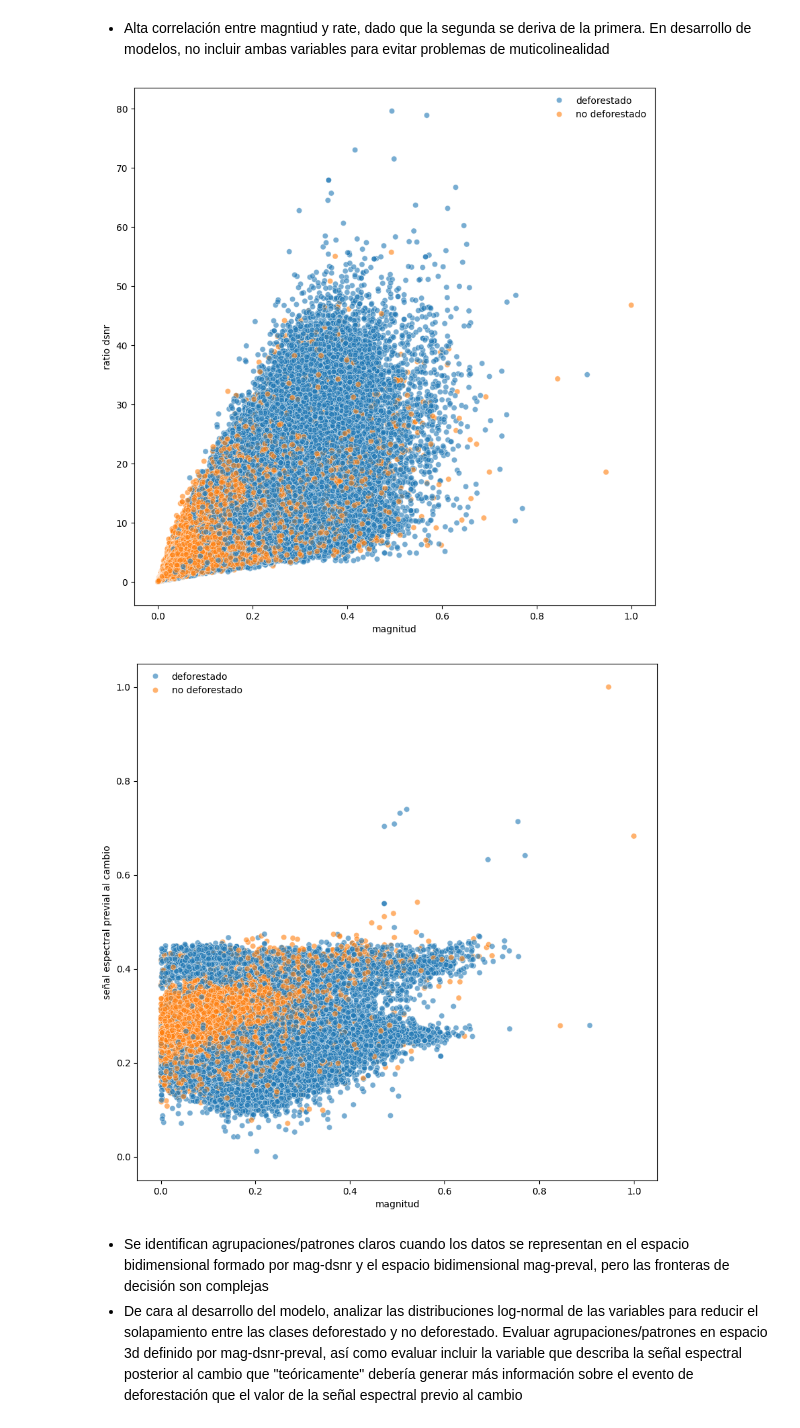
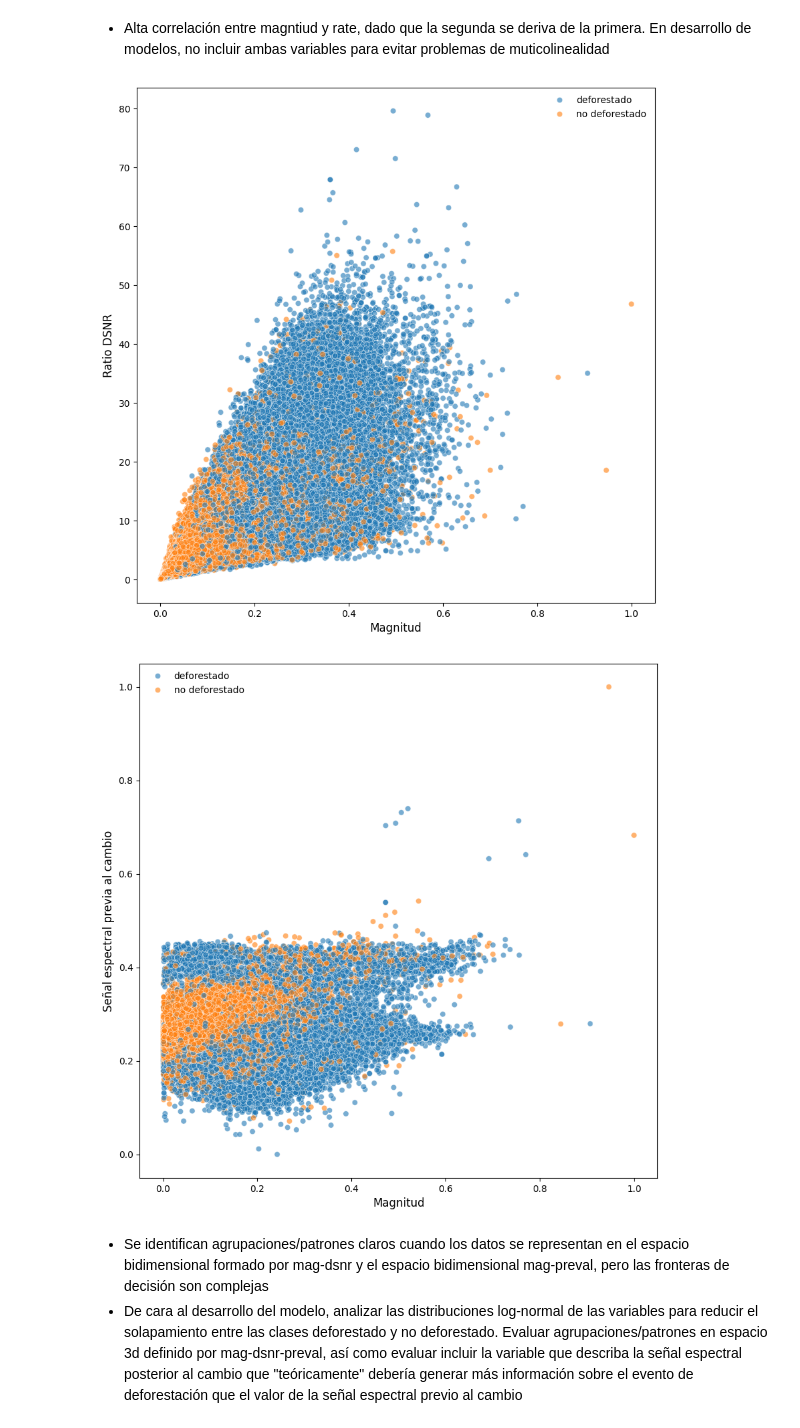
Before and after one commit to mariarisco/EDA_Entrega, a Jupyter notebook: main.ipynb, the cells around one changed output. Cells and saved outputs as stored; diff of their text form; code cells hidden in the pictures.

```diff
--- a/main.ipynb
+++ b/main.ipynb
@@ -1401,34 +1484,41 @@ plt.show()
 # %%
 # ANÁLISIS DE PATRONES CON SCATTERPLOTS
 
 # Crear la figura
-plt.figure(figsize=(10, 10))
+fig, ax = plt.subplots(figsize=(10, 10))  # Usar `fig` y `ax` explícitamente
 
 # Graficar el scatterplot
 scatter = sns.scatterplot(
     x="mag_norm",
     y="dsnr",
     data=df,
     hue="clasificacion_desc",
-    alpha=0.6
+    alpha=0.6,
+    ax=ax  # Pasar el objeto de los ejes
 )
 
-scatter.set_xlabel("magnitud")
-scatter.set_ylabel("ratio dsnr")
+# Configurar etiquetas de los ejes
+ax.set_xlabel("Magnitud", fontsize=12)
+ax.set_ylabel("Ratio DSNR", fontsize=12)
 
 # Eliminar el título de la leyenda
-scatter.legend_.set_title(None)
+legend = ax.legend_
+legend.set_title(None)
 
 # Eliminar el borde de la caja de la leyenda
-scatter.legend_.get_frame().set_linewidth(0)  # Ancho de línea del borde a 0
+legend.get_frame().set_linewidth(0)  # Ancho de línea del borde a 0
+
+# Guardar la figura como un archivo .png
+output_path = './src/img/scatterplot_mag_dsnr.png'
+fig.savefig(output_path, dpi=300, bbox_inches='tight')  # bbox_inches evita cortes en la imagen
 
 # Mostrar el gráfico
 plt.show()
 # %% [output]
-[figure, old version]
+[figure, new version]
 # %%
 # Crear la figura
-plt.figure(figsize=(10, 10))
+fig, ax = plt.subplots(figsize=(10, 10))  # Usar `fig` y `ax` explícitamente
 
 # Graficar el scatterplot
 scatter = sns.scatterplot(
@@ -1436,22 +1526,29 @@ scatter = sns.scatterplot(
     y="preval_norm",
     data=df,
     hue="clasificacion_desc",
-    alpha=0.6
+    alpha=0.6,
+    ax=ax  # Pasar el objeto de los ejes
 )
 
-scatter.set_xlabel("magnitud")
-scatter.set_ylabel("señal espectral previal al cambio")
+# Configurar etiquetas de los ejes
+ax.set_xlabel("Magnitud", fontsize=12)
+ax.set_ylabel("Señal espectral previa al cambio", fontsize=12)
 
 # Eliminar el título de la leyenda
-scatter.legend_.set_title(None)
+legend = ax.legend_
+legend.set_title(None)
 
 # Eliminar el borde de la caja de la leyenda
-scatter.legend_.get_frame().set_linewidth(0)  # Ancho de línea del borde a 0
+legend.get_frame().set_linewidth(0)  # Ancho de línea del borde a 0
+
+# Guardar la figura como un archivo .png
+output_path = './src/img/scatterplot_mag_preval.png'
+fig.savefig(output_path, dpi=300, bbox_inches='tight')  # bbox_inches evita cortes en la imagen
 
 # Mostrar el gráfico
 plt.show()
 # %% [output]
-[figure, old version]
+[figure, new version]
 # %% [markdown]
 * Se identifican agrupaciones/patrones claros cuando los datos se representan en el espacio bidimensional formado por mag-dsnr y el espacio bidimensional mag-preval, pero las fronteras de decisión son complejas
 * De cara al desarrollo del modelo, analizar las distribuciones log-normal de las variables para reducir el solapamiento entre las clases deforestado y no deforestado. Evaluar agrupaciones/patrones en espacio 3d definido por mag-dsnr-preval, así como evaluar incluir la variable que describa la señal espectral posterior al cambio que "teóricamente" debería generar más información sobre el evento de deforestación que el valor de la señal espectral previo al cambio
```
Also changed, not shown: parts of 15 cells of this notebook, 11 other files.
